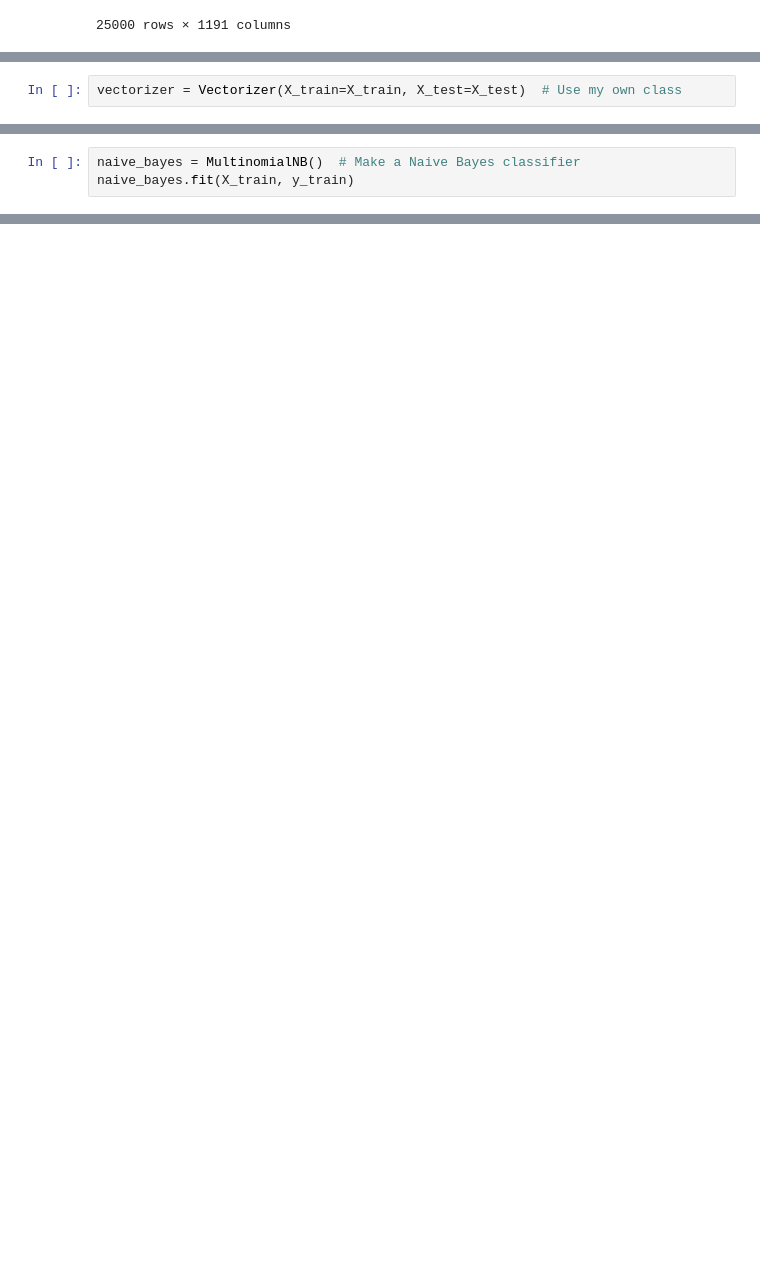
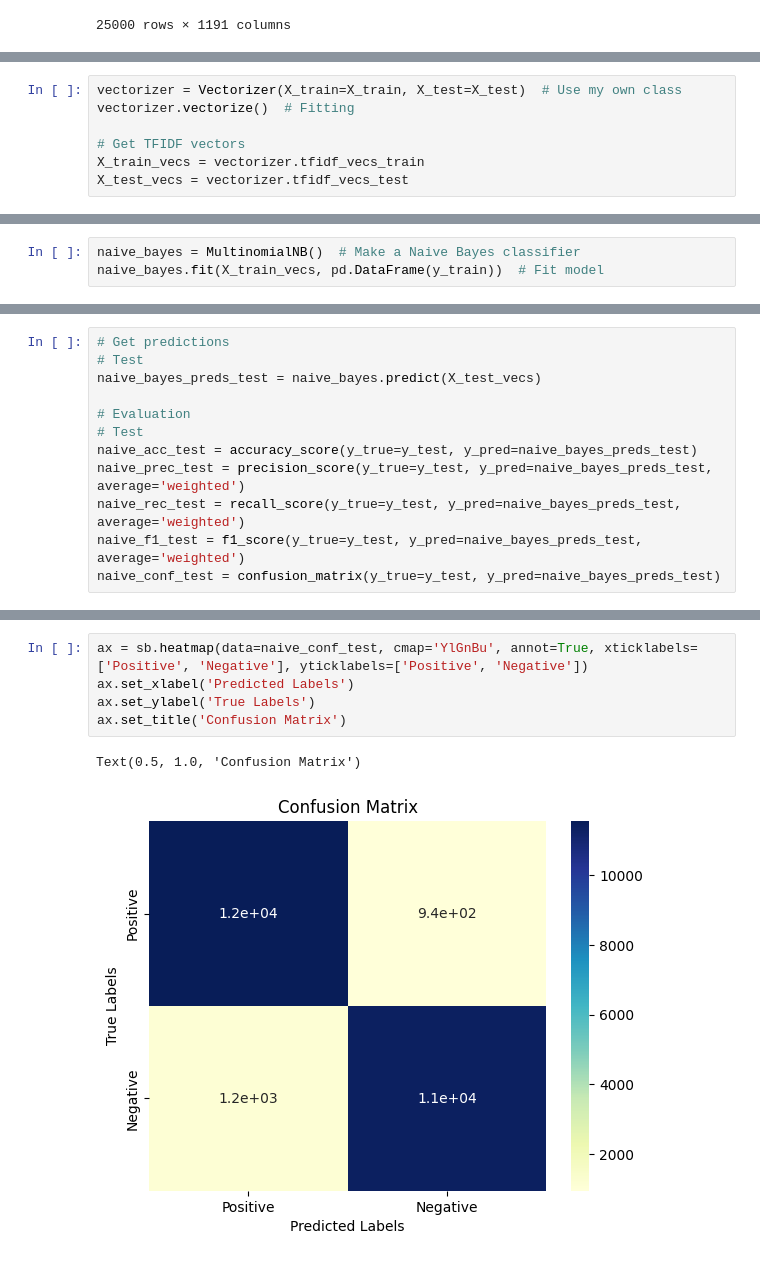
Before and after one commit to yazdanzv/Comprehensive_Comparison_on_Text_Classification, a Jupyter notebook: main.ipynb, the cells around one changed output, grey strips where cells are left out. Saved outputs shown, nothing was run; the diff lists cells and outputs as text; blank space fills up the shorter version.

```diff
--- a/main.ipynb
+++ b/main.ipynb
@@ -106,2 +107,7 @@ pd.DataFrame(X_test)
 # %%
 vectorizer = Vectorizer(X_train=X_train, X_test=X_test)  # Use my own class
+vectorizer.vectorize()  # Fitting
+
+# Get TFIDF vectors
+X_train_vecs = vectorizer.tfidf_vecs_train
+X_test_vecs = vectorizer.tfidf_vecs_test
@@ -108,4 +116,4 @@ vectorizer = Vectorizer(X_train=X_train, X_test=X_test)  # Use my own class
 # %%
 naive_bayes = MultinomialNB()  # Make a Naive Bayes classifier
-naive_bayes.fit(X_train, y_train)
+naive_bayes.fit(X_train_vecs, pd.DataFrame(y_train))  # Fit model
 # %% [output]
@@ -112,0 +130,12 @@ ValueError: setting an array element with a sequence. The requested array has an
+# %%
+# Get predictions
+# Test
+naive_bayes_preds_test = naive_bayes.predict(X_test_vecs)
+
+# Evaluation
+# Test
+naive_acc_test = accuracy_score(y_true=y_test, y_pred=naive_bayes_preds_test)
+naive_prec_test = precision_score(y_true=y_test, y_pred=naive_bayes_preds_test, average='weighted')
+naive_rec_test = recall_score(y_true=y_test, y_pred=naive_bayes_preds_test, average='weighted')
+naive_f1_test = f1_score(y_true=y_test, y_pred=naive_bayes_preds_test, average='weighted')
+naive_conf_test = confusion_matrix(y_true=y_test, y_pred=naive_bayes_preds_test)
@@ -112,0 +154,8 @@ ValueError: setting an array element with a sequence. The requested array has an
+# %%
+ax = sb.heatmap(data=naive_conf_test, cmap='YlGnBu', annot=True, xticklabels=['Positive', 'Negative'], yticklabels=['Positive', 'Negative'])
+ax.set_xlabel('Predicted Labels')
+ax.set_ylabel('True Labels')
+ax.set_title('Confusion Matrix')
+# %% [output]
+Text(0.5, 1.0, 'Confusion Matrix')
+[figure, added]
```
Also changed, not shown: parts of 10 cells of this notebook, 1 other file.
